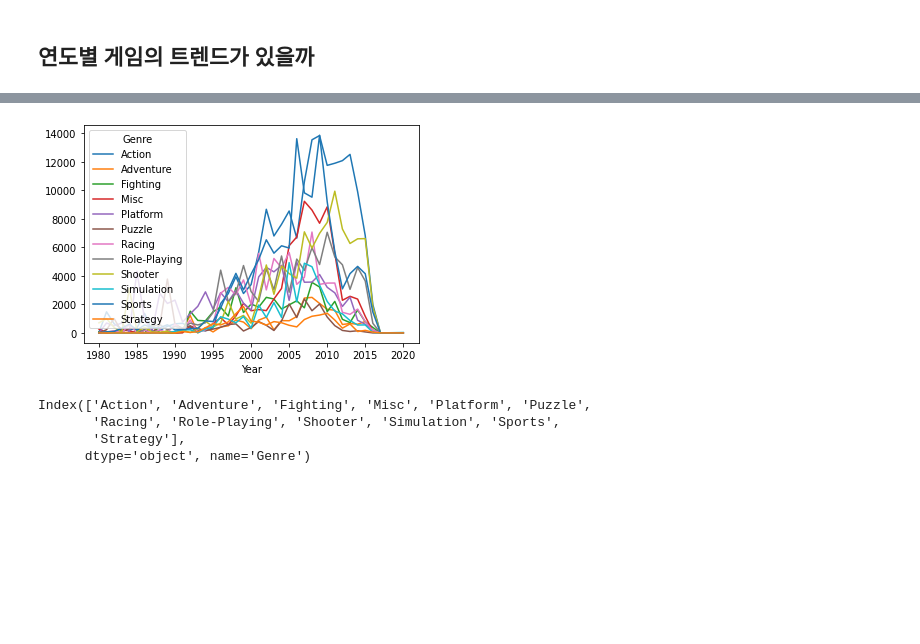
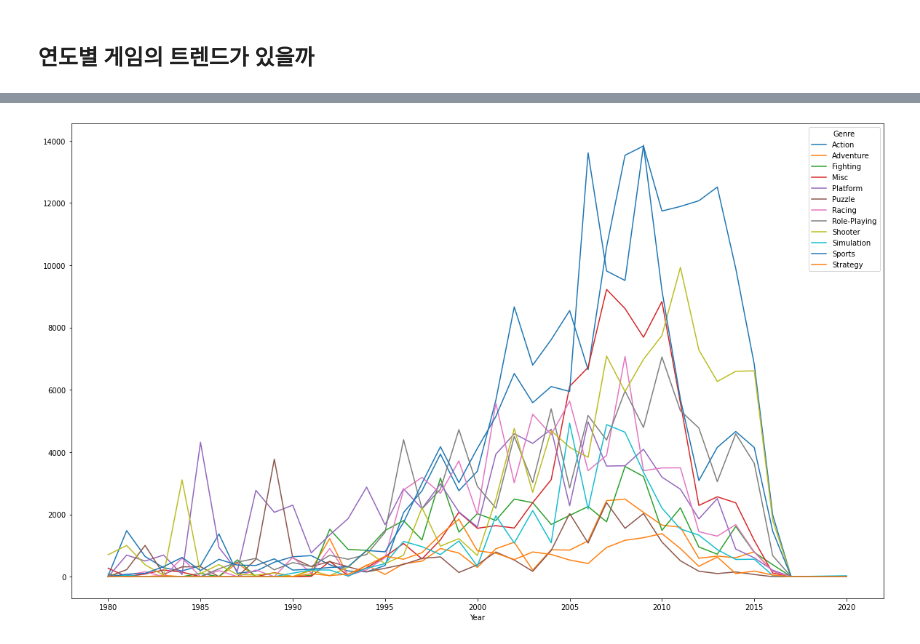
Before and after one commit to Harry-000/cs-section-project, a Jupyter notebook: AI06_Section1_Project.ipynb, the cells around one changed output, grey strips where cells are left out. Saved outputs shown, nothing was run; the diff lists cells and outputs as text; code cells hidden in the pictures; blank space fills up the shorter version.

```diff
--- a/AI06_Section1_Project.ipynb
+++ b/AI06_Section1_Project.ipynb
@@ -251,27 +232,7 @@ temp,BestGenre
-# %%
-ax = temp.plot()
-# %% [output]
-[figure, removed]
-# %%
-# t1 = np.arange(0.0, 5.0, 0.01)
-# t2 = np.arange(0.0, 5.0, 0.01)
-
-# plt.subplot(221)
-# plt.plot(t1, f(t1))
-
-# plt.subplot(222)
-# plt.plot(t2, g(t2))
-
-# plt.subplot(223)
-# plt.plot(t1, f(t1), 'r-')
-
-# plt.subplot(224)
-# plt.plot(t2, g(t2), 'r-')
-
-# plt.show()
-temp.columns
-# %% [output]
-Index(['Action', 'Adventure', 'Fighting', 'Misc', 'Platform', 'Puzzle',
-       'Racing', 'Role-Playing', 'Shooter', 'Simulation', 'Sports',
-       'Strategy'],
-      dtype='object', name='Genre')
+# %%
+import matplotlib.pylab as plt
+temp = df_TotalPerYear.pivot_table(values="Total_Sales",index="Year",columns="Genre").fillna(0).astype(int)
+plt.rcParams["figure.figsize"] = (20,12)
+ax = temp.plot()
+# %% [output]
+[figure, added]
```
Also changed, not shown: parts of 7 cells of this notebook.
